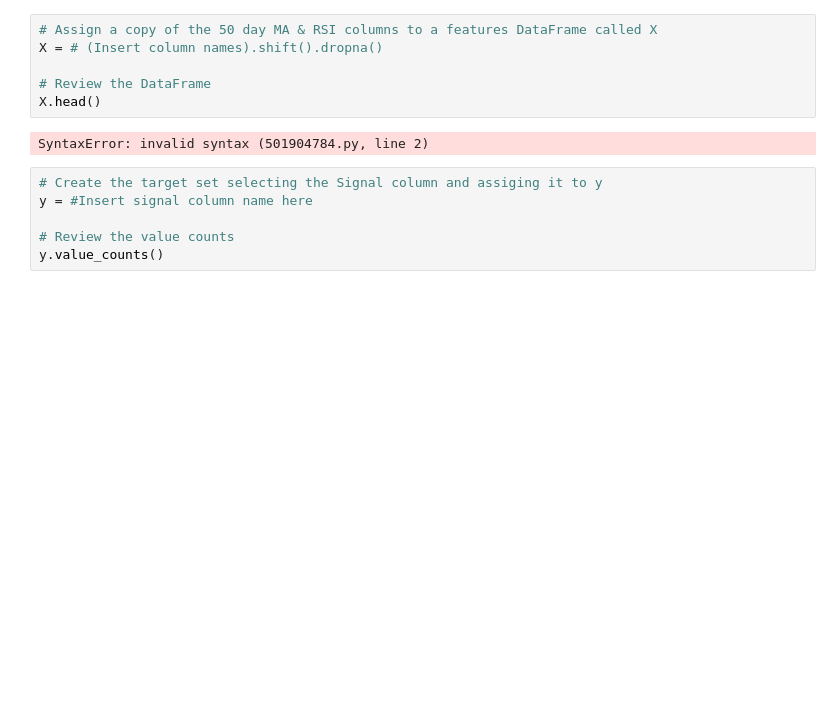
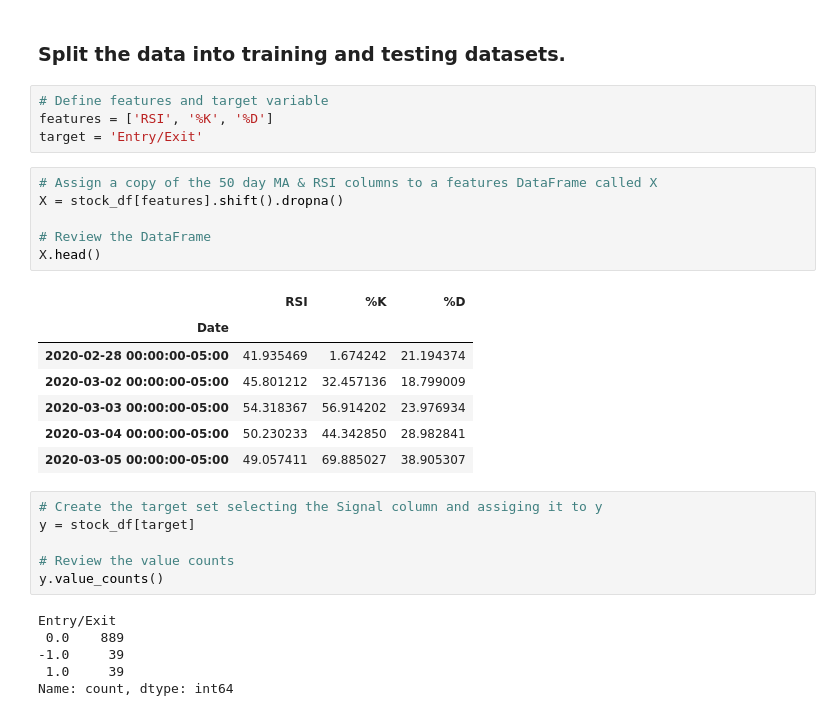
Before and after one commit to jromnes/Project_2, a Jupyter notebook: project_2.ipynb, the cells around one changed output. Drawn from its saved outputs; the diff is of its cells as text; blank space fills up the shorter version.

```diff
--- a/project_2.ipynb
+++ b/project_2.ipynb
@@ -145,17 +186,35 @@ Split your data into training, validation, and testing sets. The training set is
+# %% [markdown]
+### Split the data into training and testing datasets.
+# %%
+# Define features and target variable
+features = ['RSI', '%K', '%D']
+target = 'Entry/Exit'
 # %%
 # Assign a copy of the 50 day MA & RSI columns to a features DataFrame called X
-X = # (Insert column names).shift().dropna()
+X = stock_df[features].shift().dropna()
 
 # Review the DataFrame
 X.head()
 # %% [output]
-SyntaxError: invalid syntax (501904784.py, line 2)
+|  | RSI | %K | %D |
+| Date |  |  |  |
+| 2020-02-28 00:00:00-05:00 | 41.935469 | 1.674242 | 21.194374 |
+| 2020-03-02 00:00:00-05:00 | 45.801212 | 32.457136 | 18.799009 |
+| 2020-03-03 00:00:00-05:00 | 54.318367 | 56.914202 | 23.976934 |
+| 2020-03-04 00:00:00-05:00 | 50.230233 | 44.342850 | 28.982841 |
+| 2020-03-05 00:00:00-05:00 | 49.057411 | 69.885027 | 38.905307 |
 # %%
 # Create the target set selecting the Signal column and assiging it to y
-y = #Insert signal column name here
+y = stock_df[target]
 
 # Review the value counts
 y.value_counts()
+# %% [output]
+Entry/Exit
+ 0.0    889
+-1.0     39
+ 1.0     39
+Name: count, dtype: int64
 # %%
 # Select the start of the training period
 training_begin = X.index.min()
```
Also changed, not shown: parts of 54 cells of this notebook.
